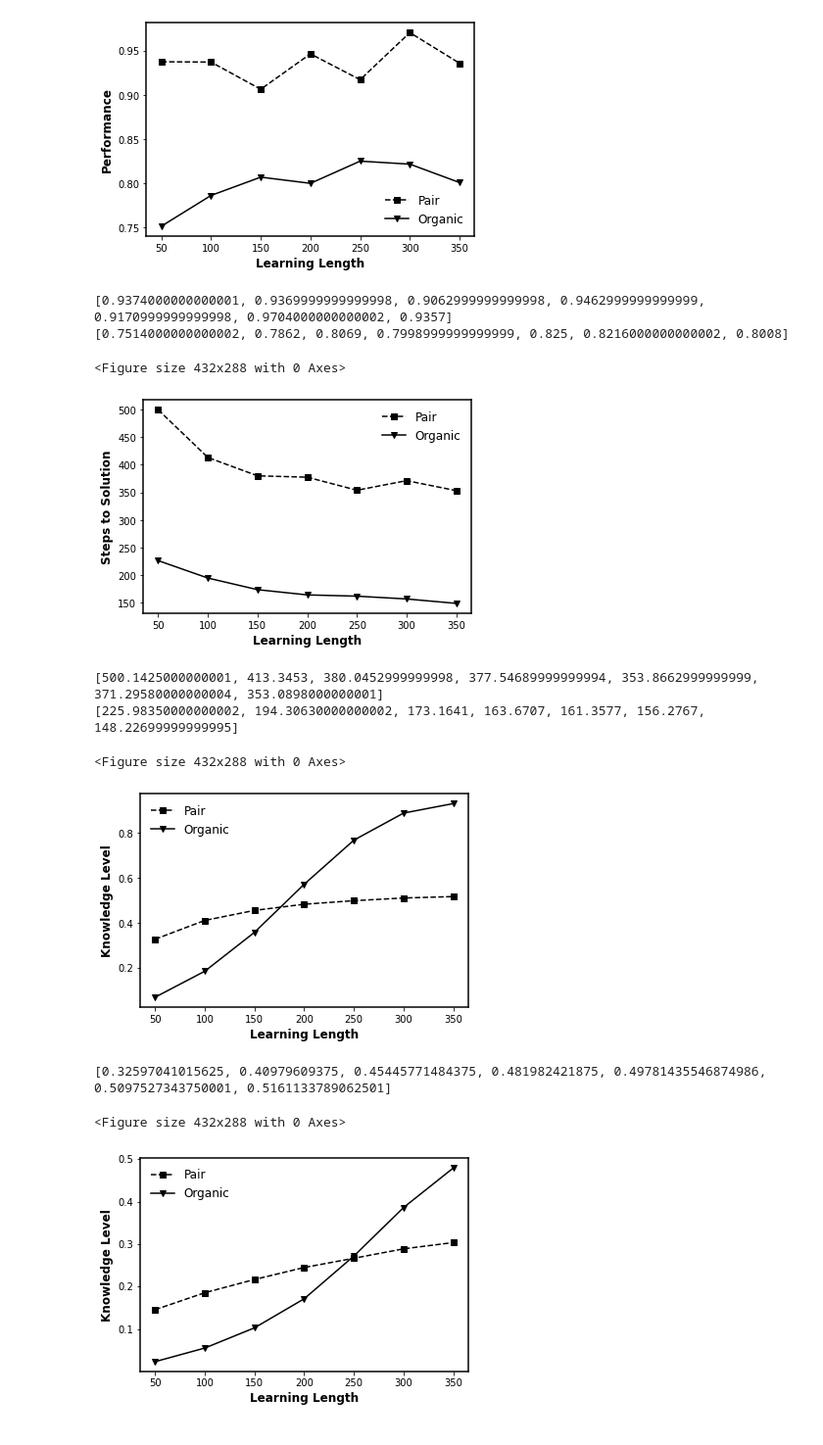
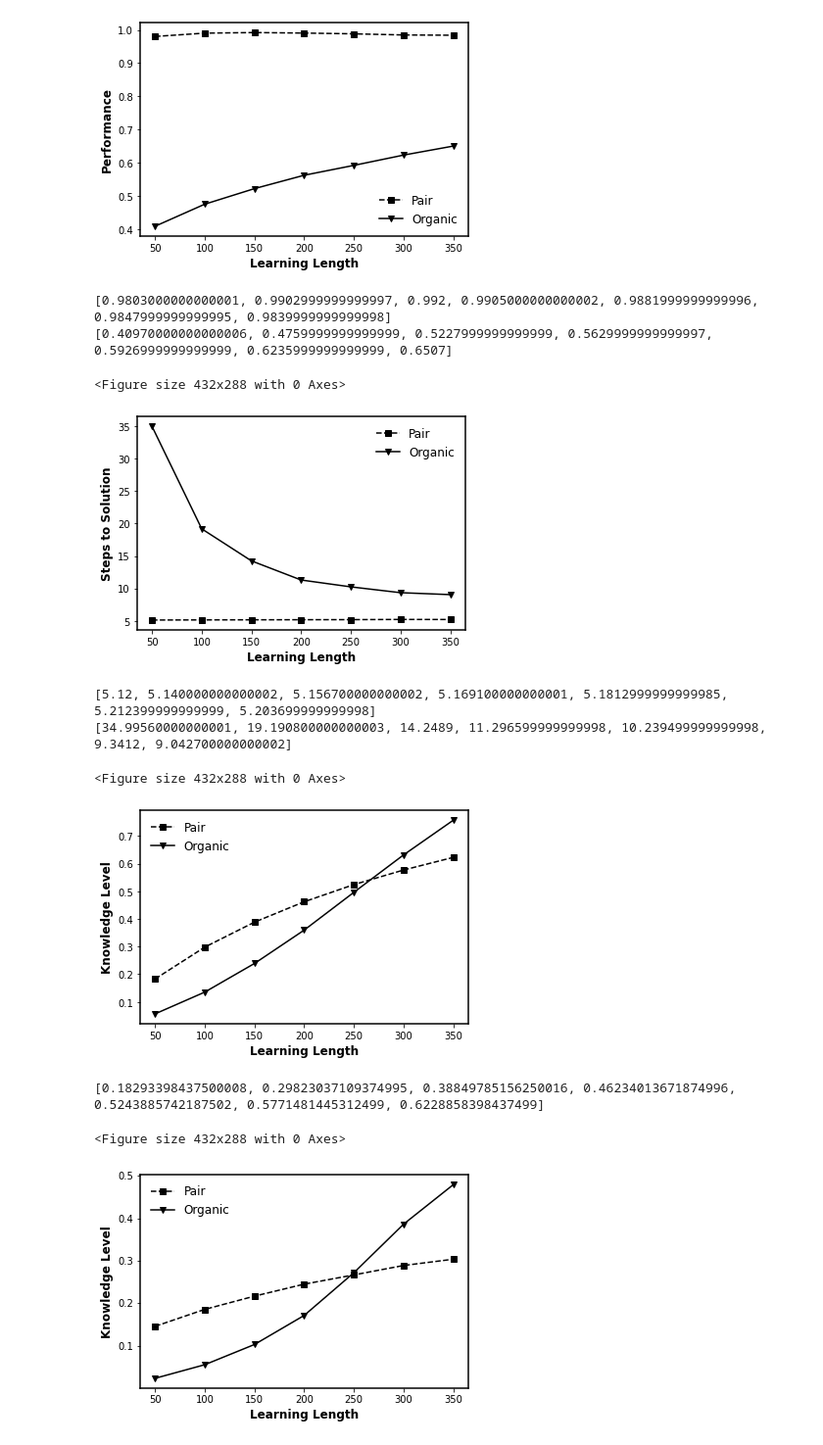
Before and after one commit to GrandJune/HAI, a Jupyter notebook: Parrots/Results.ipynb, the cells around one changed output. Shown: that part at 98% size. Saved outputs shown, nothing was run; the diff lists cells and outputs as text; code cells hidden in the pictures.

Commit message:
Initialize: Figure 1-performance across learning length
Figure 2-Informed across distance from low peaks

```diff
--- a/Parrots/Results.ipynb
+++ b/Parrots/Results.ipynb
@@ -2,7 +2,7 @@
 import matplotlib.pyplot as plt
 import pickle
 legend_properties = {'weight':'bold'}
-data_folder = r"E:\data\hai-0520\Parrots"
+data_folder = r"E:\data\hai-0520\three\Parrots"
 
 organic_performance_file = data_folder + r"\organic_performance_across_episodes"
 organic_knowledge_file = data_folder + r"\organic_knowledge_across_episodes"
@@ -28,36 +28,36 @@ with open(pair_performance_file, 'rb') as infile:
 with open(pair_knowledge_file, 'rb') as infile:
     pair_knowledge_across_episodes = pickle.load(infile)
 with open(pair_steps_file, 'rb') as infile:
     pair_steps_across_episodes = pickle.load(infile)
 with open(pair_knowledge_quality_file, 'rb') as infile:
     pair_knowledge_quality_across_episodes = pickle.load(infile)
 
 # Performance
 x =  [50, 100, 150, 200, 250, 300, 350]
 # x = [50, 100, 150]
 fig, ax = plt.subplots()
 ax.spines["left"].set_linewidth(1.5)
 ax.spines["right"].set_linewidth(1.5)
 ax.spines["top"].set_linewidth(1.5)
 ax.spines["bottom"].set_linewidth(1.5)
 plt.plot(x, pair_performance_across_episodes, "k--s", label="Pair")
 plt.plot(x, organic_performance_across_episodes, "k-v", label="Organic")
 plt.xlabel('Learning Length', fontweight='bold', fontsize=12)
 plt.ylabel('Performance', fontweight='bold', fontsize=12)
 # plt.xticks(x)
 # ax.set_ylim(0.50, 0.95)
 plt.legend(frameon=False, ncol=1, fontsize=12)
 plt.savefig(data_folder + r"\Pair_Organic_performance.png", transparent=True, dpi=300)
 plt.show()
 plt.clf()
 print(pair_performance_across_episodes)
 print(organic_performance_across_episodes)
 # should be start with 0.73 (organic) and 0.82 (pair)
 # at the third sample, should be as close as to 1% difference
 # %% [output]
-[figure, old version]
+[figure, new version]
-[0.9374000000000001, 0.9369999999999998, 0.9062999999999998, 0.9462999999999999, 0.9170999999999998, 0.9704000000000002, 0.9357]
-[0.7514000000000002, 0.7862, 0.8069, 0.7998999999999999, 0.825, 0.8216000000000002, 0.8008]
+[0.9803000000000001, 0.9902999999999997, 0.992, 0.9905000000000002, 0.9881999999999996, 0.9847999999999995, 0.9839999999999998]
+[0.40970000000000006, 0.4759999999999999, 0.5227999999999999, 0.5629999999999997, 0.5926999999999999, 0.6235999999999999, 0.6507]
 <Figure size 432x288 with 0 Axes>
 # %%
 # Performance
@@ -81,9 +81,9 @@ plt.clf()
 print(pair_steps_across_episodes)
 print(organic_steps_across_episodes)
 # %% [output]
-[figure, old version]
+[figure, new version]
-[500.1425000000001, 413.3453, 380.0452999999998, 377.54689999999994, 353.8662999999999, 371.29580000000004, 353.0898000000001]
-[225.98350000000002, 194.30630000000002, 173.1641, 163.6707, 161.3577, 156.2767, 148.22699999999995]
+[5.12, 5.140000000000002, 5.156700000000002, 5.169100000000001, 5.1812999999999985, 5.212399999999999, 5.203699999999998]
+[34.99560000000001, 19.190800000000003, 14.2489, 11.296599999999998, 10.239499999999998, 9.3412, 9.042700000000002]
 <Figure size 432x288 with 0 Axes>
 # %%
 # Knowledge
@@ -106,8 +106,8 @@ plt.show()
 plt.clf()
 print(pair_knowledge_across_episodes)
 # %% [output]
-[figure, old version]
+[figure, new version]
-[0.32597041015625, 0.40979609375, 0.45445771484375, 0.481982421875, 0.49781435546874986, 0.5097527343750001, 0.5161133789062501]
+[0.18293398437500008, 0.29823037109374995, 0.38849785156250016, 0.46234013671874996, 0.5243885742187502, 0.5771481445312499, 0.6228858398437499]
 <Figure size 432x288 with 0 Axes>
 # %%
 # Knowledge
```
Also changed, not shown: 4 other files.
